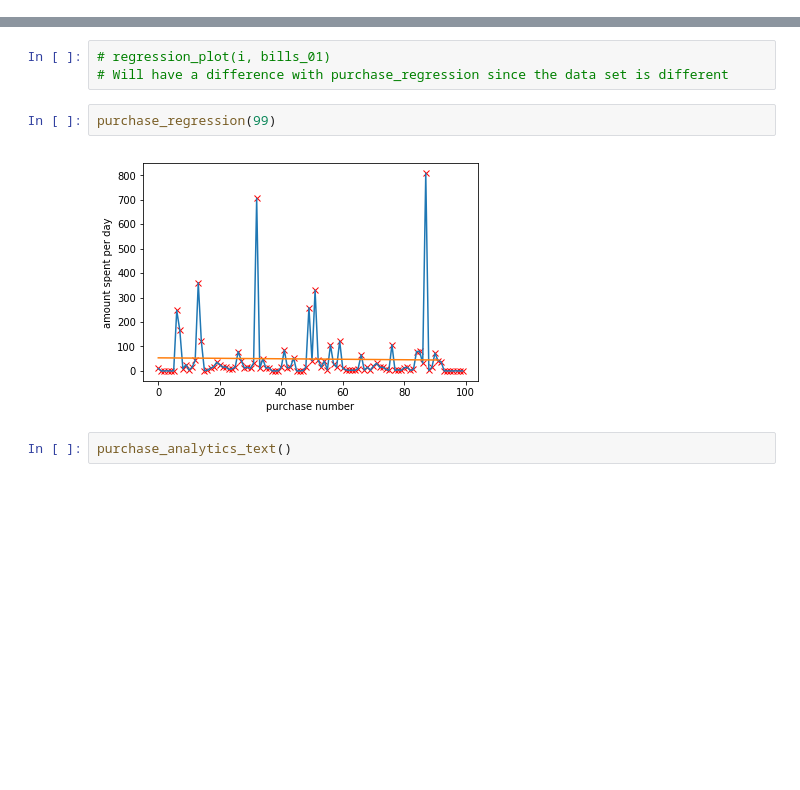
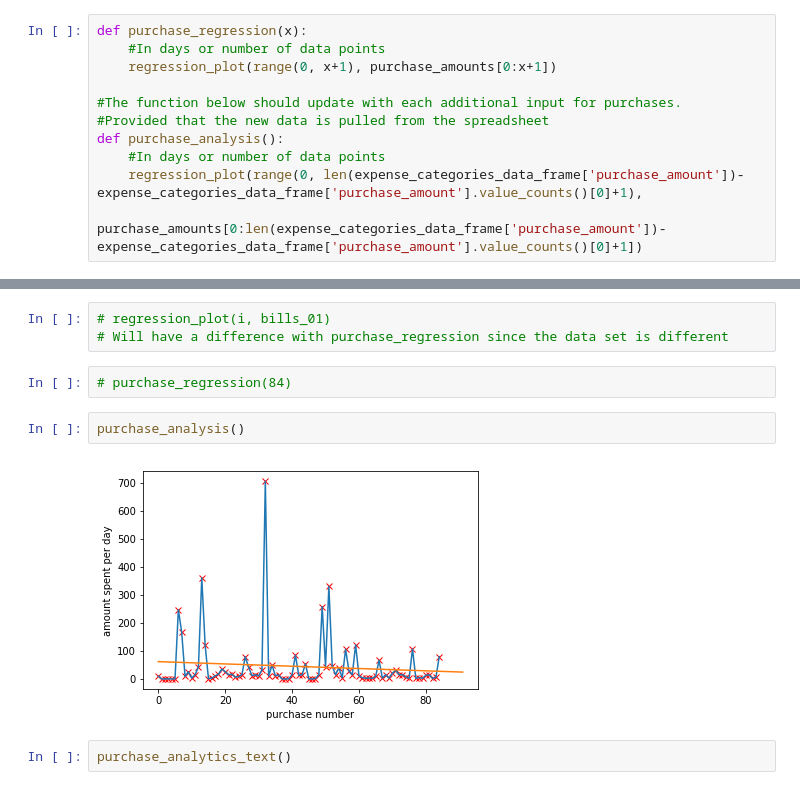
Before and after one commit to iheartbenzene/fantastic-octo-journey, a Jupyter notebook: budget_mk_X.ipynb, the cells around one changed output, grey strips where cells are left out. Cells and saved outputs as stored; diff of their text form; blank space fills up the shorter version.

```diff
--- a/budget_mk_X.ipynb
+++ b/budget_mk_X.ipynb
@@ -468,3 +422,14 @@ def purchase_regression(x):
+# %%
+def purchase_regression(x):
+    #In days or number of data points
+    regression_plot(range(0, x+1), purchase_amounts[0:x+1])
+
+#The function below should update with each additional input for purchases.
+#Provided that the new data is pulled from the spreadsheet
+def purchase_analysis():
+    #In days or number of data points
+    regression_plot(range(0, len(expense_categories_data_frame['purchase_amount'])-expense_categories_data_frame['purchase_amount'].value_counts()[0]+1),
+                    purchase_amounts[0:len(expense_categories_data_frame['purchase_amount'])-expense_categories_data_frame['purchase_amount'].value_counts()[0]+1])
 # %%
 def analytics_text(data):
     print("With mean: ", mean(data), " and standard deviation: ", stdev(data))
@@ -477,10 +442,12 @@ def purchase_analytics_text():
 # %%
 # regression_plot(i, bills_01)
 # Will have a difference with purchase_regression since the data set is different
-# %%
-purchase_regression(99)
-# %% [output]
-[figure, removed]
+# %%
+# purchase_regression(84)
+# %%
+purchase_analysis()
+# %% [output]
+[figure, added]
 # %%
 purchase_analytics_text()
 # %% [output]
```
Also changed, not shown: parts of 28 cells of this notebook.
